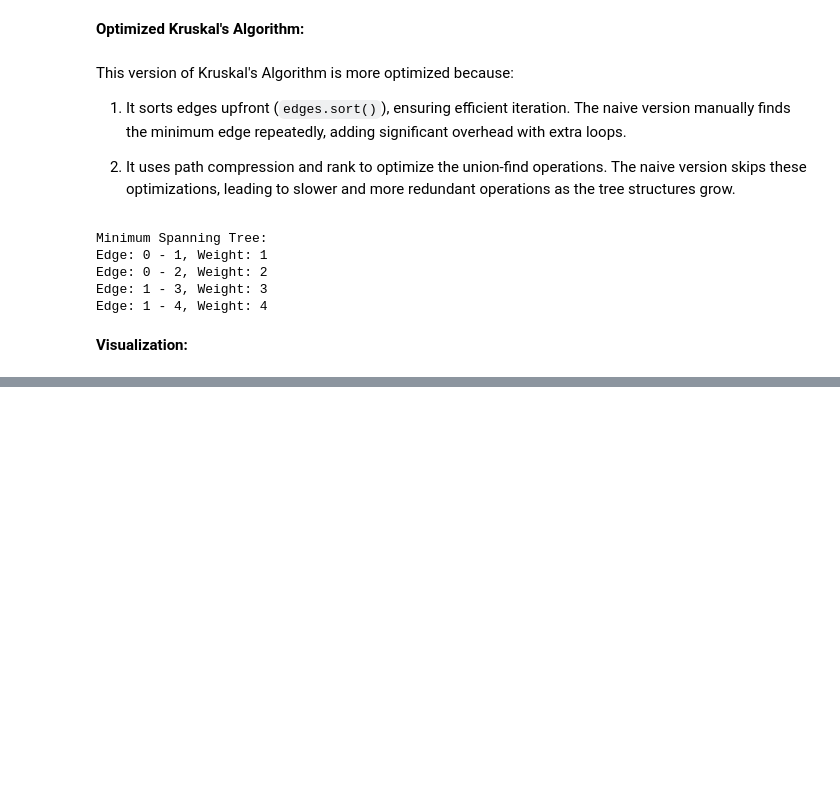
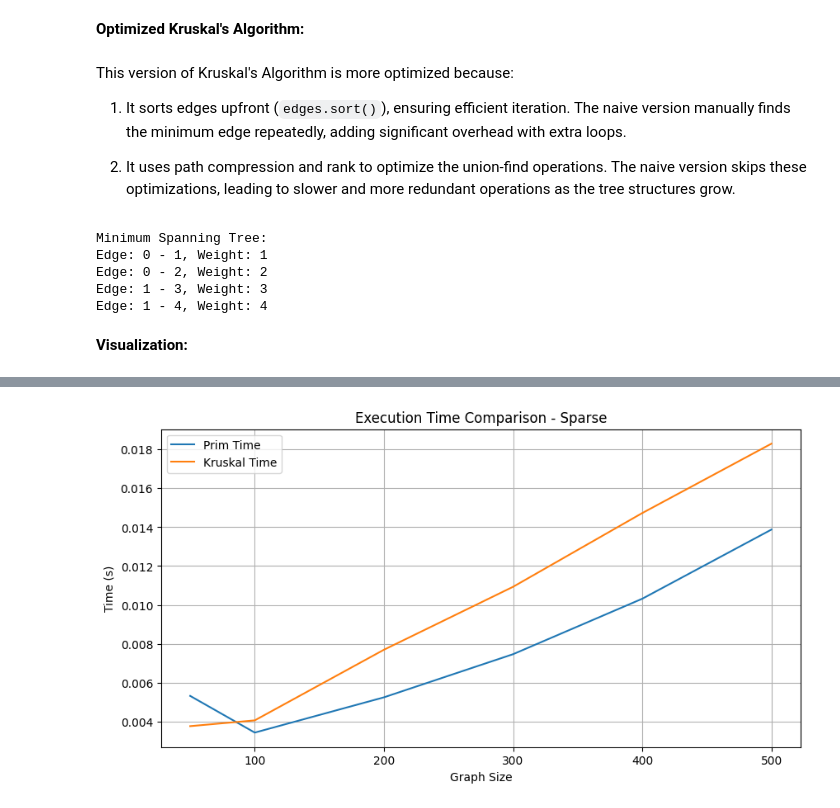
Before and after one commit to MihaelaCatan04/FAF_AA_LABS, a Jupyter notebook: Laboratory_Work_No_5/Algorithm_Analysis_Lab_5.ipynb, the cells around one changed output, grey strips where cells are left out. Cells and saved outputs as stored; diff of their text form; code cells hidden in the pictures; blank space fills up the shorter version.

```diff
--- a/Laboratory_Work_No_5/Algorithm_Analysis_Lab_5.ipynb
+++ b/Laboratory_Work_No_5/Algorithm_Analysis_Lab_5.ipynb
@@ -802,0 +853,93 @@ ani.save('kruskal_algorithm.mp4', writer='ffmpeg', fps=0.7)
+# %%
+def measure_mst_performance(G, algorithm):
+    tracemalloc.start()
+    start_time = time.perf_counter()
+    if algorithm == 'prim':
+        mst = minimum_spanning_tree(G, algorithm='prim')
+    elif algorithm == 'kruskal':
+        mst = minimum_spanning_tree(G, algorithm='kruskal')
+    end_time = time.perf_counter()
+    current, peak = tracemalloc.get_traced_memory()
+    tracemalloc.stop()
+    return (end_time - start_time), peak / 1024  # Return time and memory in KB
+# %%
+def plot_graph(G, title, ax):
+    pos = nx.spring_layout(G, seed=42)
+    weights = nx.get_edge_attributes(G, 'weight')
+    nx.draw(G, pos, with_labels=True, node_color='skyblue', edge_color='gray', ax=ax)
+    nx.draw_networkx_edge_labels(G, pos, edge_labels=weights, ax=ax)
+    ax.set_title(title)
+# %%
+graph_types = {
+    'Sparse': generate_sparse_graph,
+    'Dense': generate_dense_graph,
+    'Grid': generate_grid_graph,
+    'Cycle': generate_cycle_graph,
+    'Star': generate_star_graph,
+    'Complete': generate_complete_graph,
+    'Barabasi': generate_barabasi_graph,
+    'Watts-Strogatz': generate_watts_strogatz_graph
+}
+
+sizes = [50, 100, 200, 300, 400, 500]
+
+results = []
+
+for size in sizes:
+    for graph_name, graph_func in graph_types.items():
+        G = graph_func(size)
+        G = assign_random_weights(G)
+        t_prim, m_prim = measure_mst_performance(G, 'prim')
+        t_kruskal, m_kruskal = measure_mst_performance(G, 'kruskal')
+        results.append({
+            'Graph Type': graph_name,
+            'Size': size,
+            'Prim Time (s)': t_prim,
+            'Prim Memory (KB)': m_prim,
+            'Kruskal Time (s)': t_kruskal,
+            'Kruskal Memory (KB)': m_kruskal
+        })
+
+df = pd.DataFrame(results)
+print(df)
+
+for graph_type in df['Graph Type'].unique():
+    subdf = df[df['Graph Type'] == graph_type]
+    plt.figure(figsize=(10, 5))
+    plt.plot(subdf['Size'], subdf['Prim Time (s)'], label='Prim Time')
+    plt.plot(subdf['Size'], subdf['Kruskal Time (s)'], label='Kruskal Time')
+    plt.title(f'Execution Time Comparison - {graph_type}')
+    plt.xlabel('Graph Size')
+    plt.ylabel('Time (s)')
+    plt.legend()
+    plt.grid(True)
+    plt.show()
+
+    plt.figure(figsize=(10, 5))
+    plt.plot(subdf['Size'], subdf['Prim Memory (KB)'], label='Prim Memory')
+    plt.plot(subdf['Size'], subdf['Kruskal Memory (KB)'], label='Kruskal Memory')
+    plt.title(f'Memory Usage Comparison - {graph_type}')
+    plt.xlabel('Graph Size')
+    plt.ylabel('Memory (KB)')
+    plt.legend()
+    plt.grid(True)
+    plt.show()
+
+    better_time = subdf[subdf['Kruskal Time (s)'] < subdf['Prim Time (s)']]
+    better_mem = subdf[subdf['Kruskal Memory (KB)'] < subdf['Prim Memory (KB)']]
+    if not better_time.empty:
+        print(f"[Time] Kruskal outperforms Prim in {graph_type} starting from size {better_time.iloc[0]['Size']}")
+    if not better_mem.empty:
+        print(f"[Memory] Kruskal uses less memory than Prim in {graph_type} starting from size {better_mem.iloc[0]['Size']}")
+
+fig, axes = plt.subplots(2, 4, figsize=(20, 10))
+axes = axes.flatten()
+
+for idx, (graph_name, graph_func) in enumerate(graph_types.items()):
+    G = graph_func(10)
+    G = assign_random_weights(G)
+    plot_graph(G, graph_name, axes[idx])
+
+plt.tight_layout()
+plt.show()
+# %% [output]
@@ -802,0 +963 @@ ani.save('kruskal_algorithm.mp4', writer='ffmpeg', fps=0.7)
+[figure, added]
```
Also changed, not shown: parts of 16 cells of this notebook.
